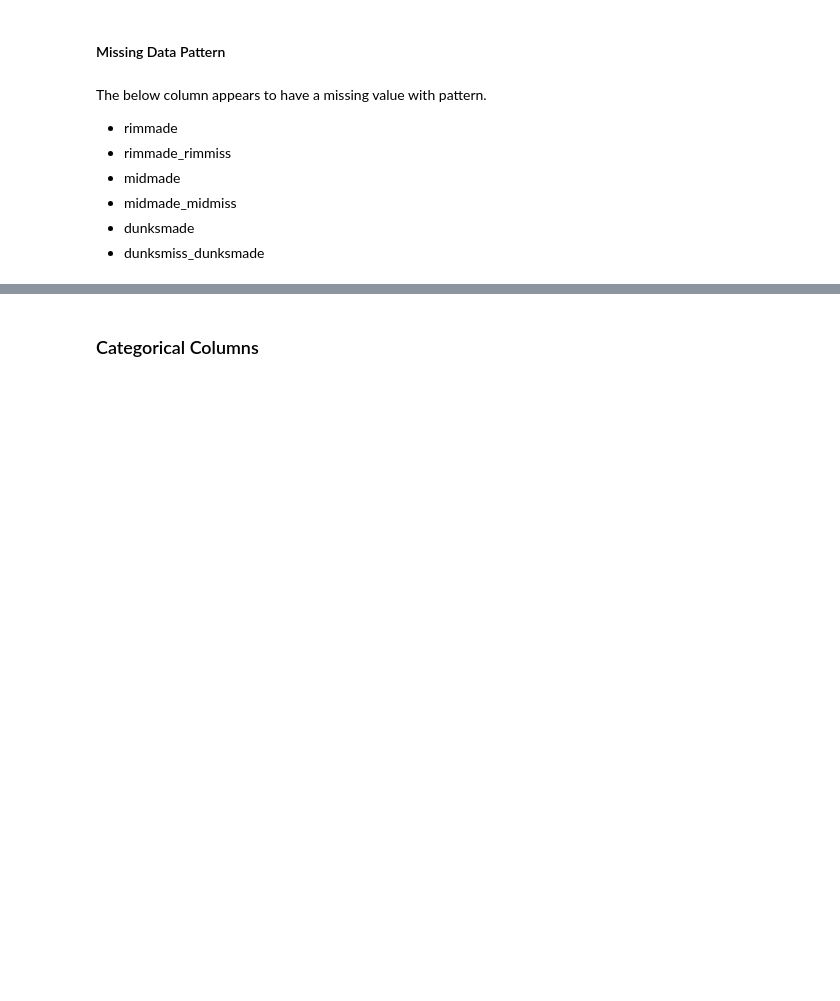
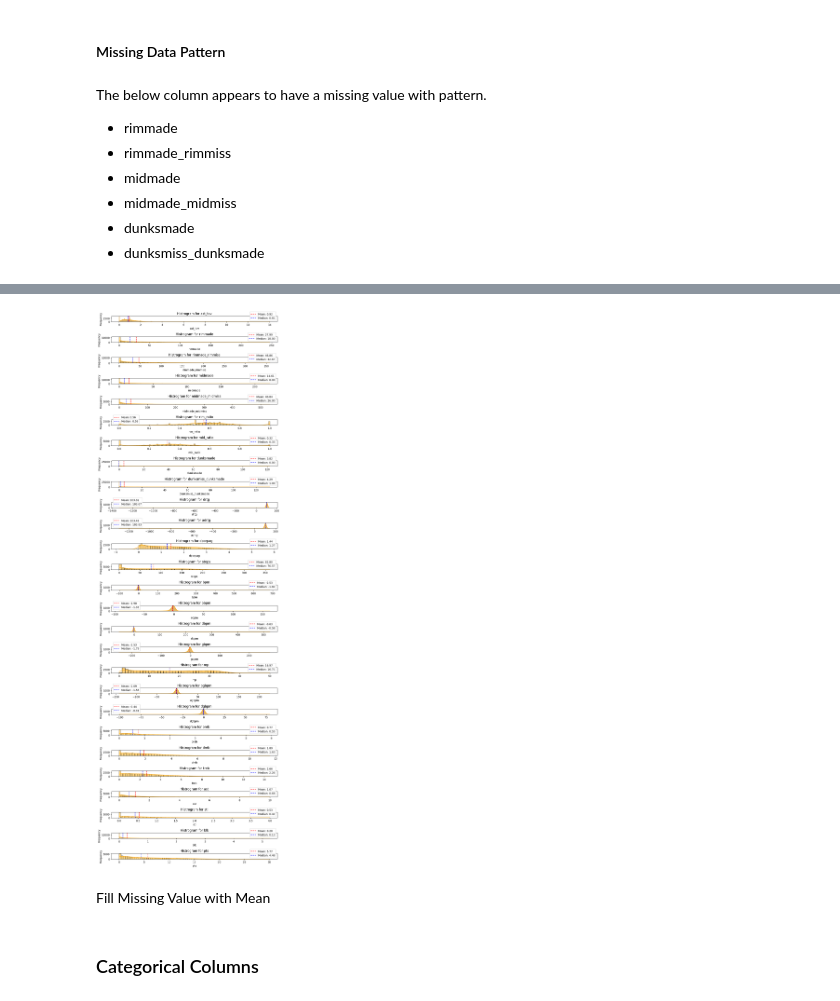
Before and after one commit to chuannarongvat/adv_mla_at1_14229898, a Jupyter notebook: notebooks/chingpayakmon_narongvat-14229898-week1_1.preprocessed.ipynb, the cells around one changed output, grey strips where cells are left out. Cells and saved outputs as stored; diff of their text form; code cells hidden in the pictures; blank space fills up the shorter version.

```diff
--- a/notebooks/chingpayakmon_narongvat-14229898-week1_1.preprocessed.ipynb
+++ b/notebooks/chingpayakmon_narongvat-14229898-week1_1.preprocessed.ipynb
@@ -255,0 +290,8 @@ The below column appears to have a missing value with pattern.
+# %%
+train_missing_column = df_cleaned_train.columns[df_cleaned_train.isnull().any()].tolist()
+train_missing_column = [feature for feature in train_missing_column if df_cleaned_train[feature].dtypes != 'O']
+# %%
+grouped = df_cleaned_train.groupby('player_id')
+mean_val = grouped[train_missing_column].transform('mean')
+
+df_cleaned_train[train_missing_column] = df_cleaned_train[train_missing_column].fillna(mean_val)
@@ -255,0 +362,26 @@ The below column appears to have a missing value with pattern.
+# %%
+def histplot(df, missing_columns):
+    fig, axes = plt.subplots(nrows=len(missing_columns), figsize=(10, 30))
+
+    for i,c in enumerate(missing_columns):
+        sns.histplot(df[c], ax=axes[i], kde=True, color='orange')
+
+        mean = df[c].mean()
+        median = df[c].median()
+
+        axes[i].axvline(mean, color='red', linestyle='--', label=f"Mean: {mean:.2f}")
+        axes[i].axvline(median, color='blue', linestyle='--', label=f"Median: {median:.2f}")
+
+        axes[i].set_title(f'Histrogram for {c}')
+        axes[i].set_xlabel(c)
+        axes[i].set_ylabel('Frequency')
+        axes[i].legend()
+
+    plt.tight_layout()
+    plt.show()
+# %%
+histplot(df_cleaned_train, train_missing_column)
+# %% [output]
+[figure, added]
+# %% [markdown]
+Fill Missing Value with Mean
```
Also changed, not shown: parts of 200 cells of this notebook, 15 other files.
